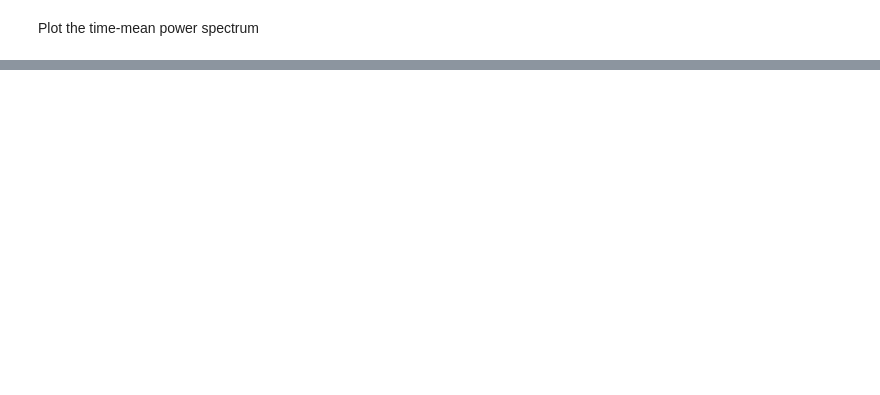
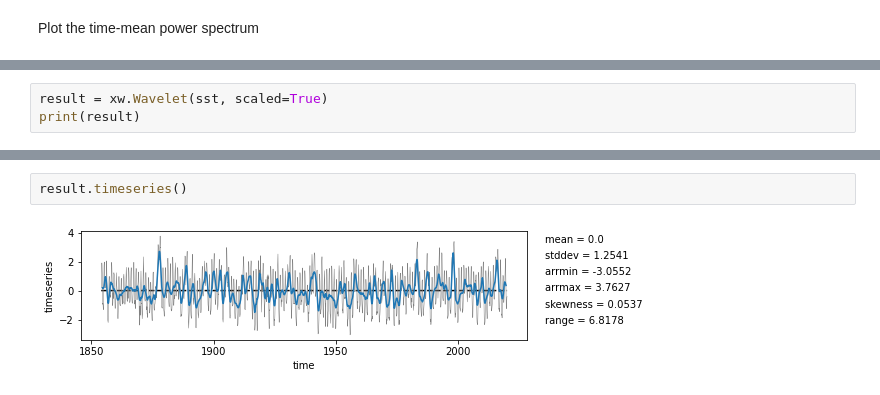
Before and after one commit to jkrasting/xwavelet, a Jupyter notebook: example_usage.ipynb, the cells around one changed output, grey strips where cells are left out. Saved outputs shown, nothing was run; the diff lists cells and outputs as text; blank space fills up the shorter version.

```diff
--- a/example_usage.ipynb
+++ b/example_usage.ipynb
@@ -53,0 +60,3 @@ xw.power_spectrum(xw.wavelet(sst)).plot()
+# %%
+result = xw.Wavelet(sst, scaled=True)
+print(result)
@@ -53,0 +85,4 @@ xw.power_spectrum(xw.wavelet(sst)).plot()
+# %%
+result.timeseries()
+# %% [output]
+[figure, added]
```
Also changed, not shown: parts of 15 cells of this notebook.
